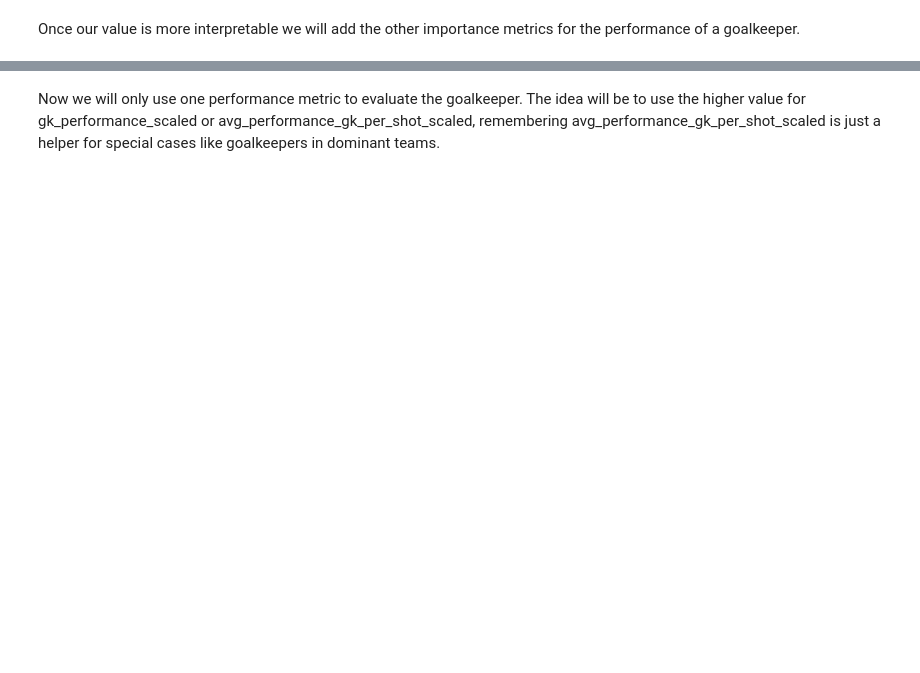
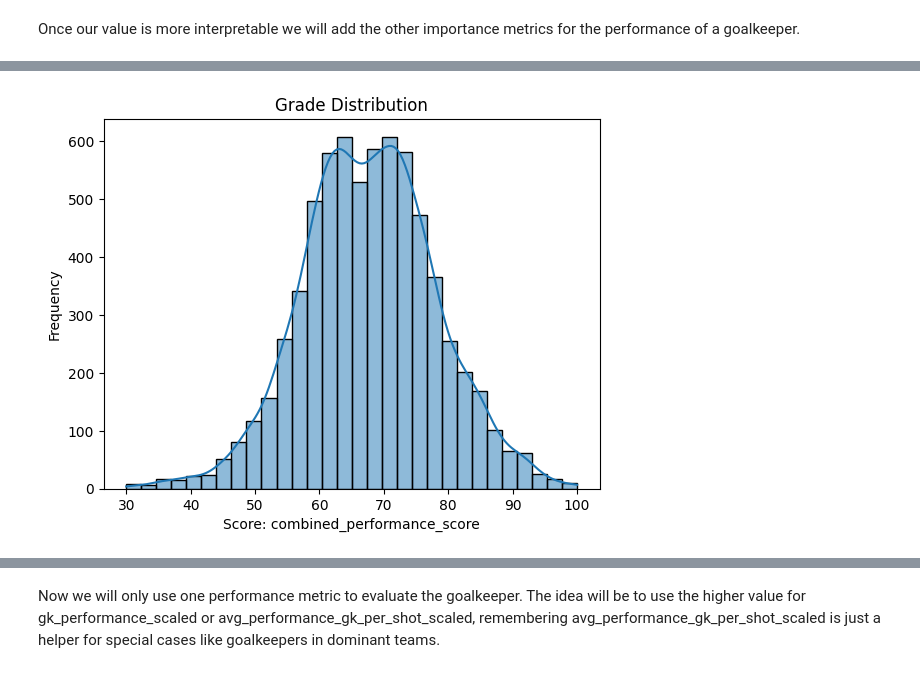
Before and after one commit to JavierJ002/FutbolPorLey, a Jupyter notebook: EDA_notebooks/goalkeepers.ipynb, the cells around one changed output, grey strips where cells are left out. Cells and saved outputs as stored; diff of their text form; code cells hidden in the pictures; blank space fills up the shorter version.

```diff
--- a/EDA_notebooks/goalkeepers.ipynb
+++ b/EDA_notebooks/goalkeepers.ipynb
@@ -666,0 +686,24 @@ df_metric_completed[['home_score', 'away_score', 'goals_prevented', 'is_home','s
+# %%
+def scaling_metric(df, metric, low, up, plot = True):
+    raw_score_min_clip = low
+    raw_score_max_clip = up
+    df[metric] = df[metric].clip(lower=raw_score_min_clip, upper=raw_score_max_clip)
+
+    scale_min = 30.0
+    scale_max = 100.0
+
+    min_performance = df[metric].min()
+    max_performance = df[metric].max()
+
+    df[metric] = scale_min + (df[metric] - min_performance) * (scale_max - scale_min) / (max_performance - min_performance)
+
+    df[metric] = df[metric].clip(scale_min, scale_max)
+
+    if plot:
+        hist_plot(df, metric)
+
+    return df
+
+df_gk_scored_scaled = scaling_metric(df_gk_scored, 'combined_performance_score', low=105, up=225, plot = True)
+# %% [output]
+[figure, added]
```
Also changed, not shown: parts of 27 cells of this notebook, 1 other file.
